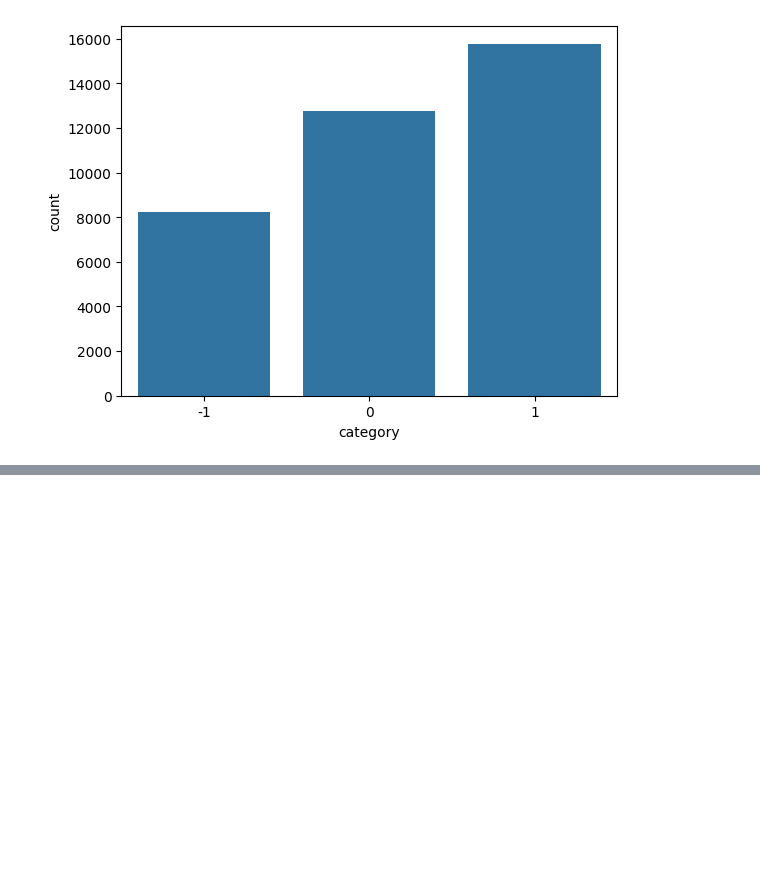
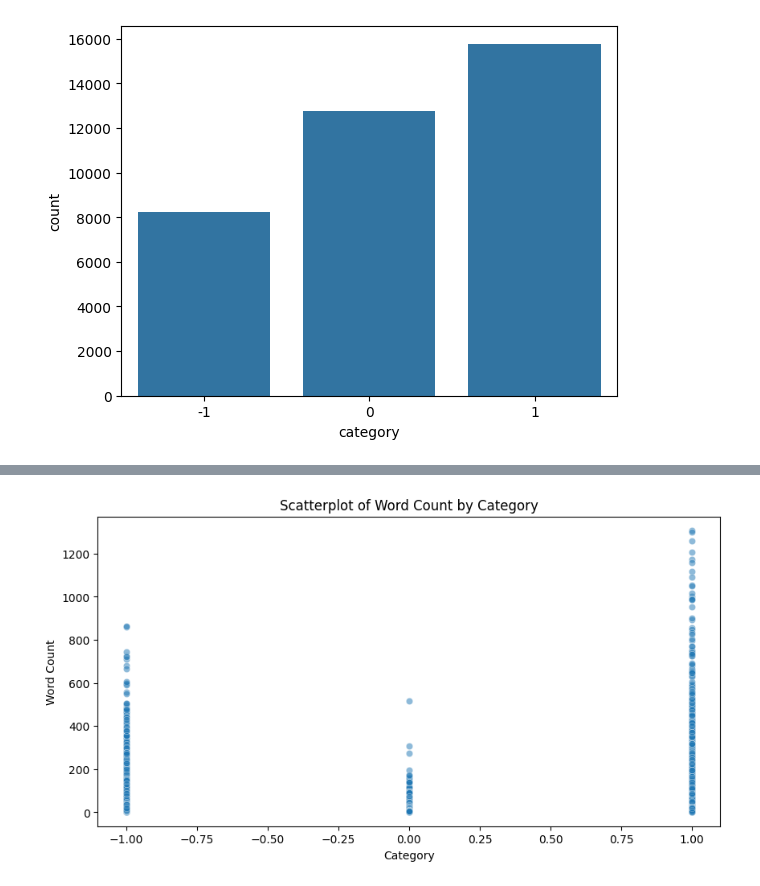
Before and after one commit to Kazeem-Bello/YouTube-Comment-Sentiment-Analysis, a Jupyter notebook: notebook/EDA.ipynb, the cells around one changed output, grey strips where cells are left out. Saved outputs shown, nothing was run; the diff lists cells and outputs as text; code cells hidden in the pictures; blank space fills up the shorter version.

```diff
--- a/notebook/EDA.ipynb
+++ b/notebook/EDA.ipynb
@@ -169,0 +231,10 @@ plot = sns.countplot(data = data, x = "category")
+# %%
+# create a scatterplot between category and word count
+plt.figure(figsize = (10,5))
+sns.scatterplot(data = data, x = "category", y = "word_count", alpha = 0.5)
+plt.title("Scatterplot of Word Count by Category")
+plt.xlabel("Category")
+plt.ylabel("Word Count")
+plt.show()
+# %% [output]
+[figure, added]
```
Also changed, not shown: parts of 40 cells of this notebook.
